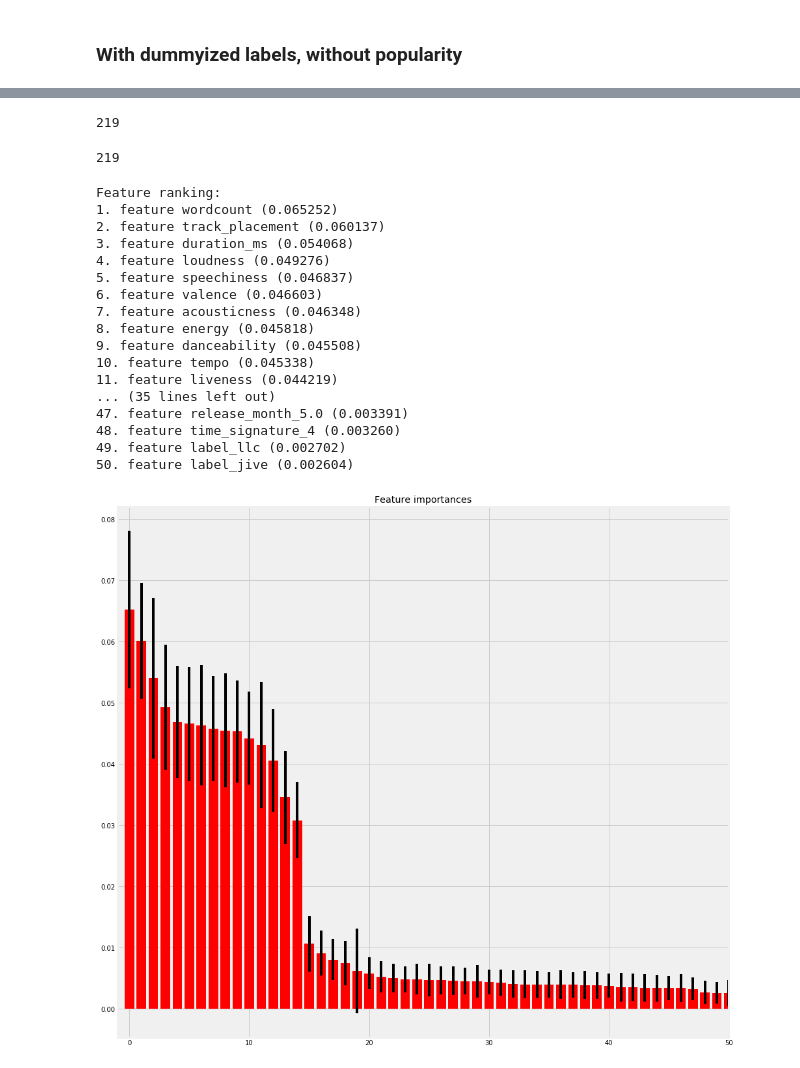
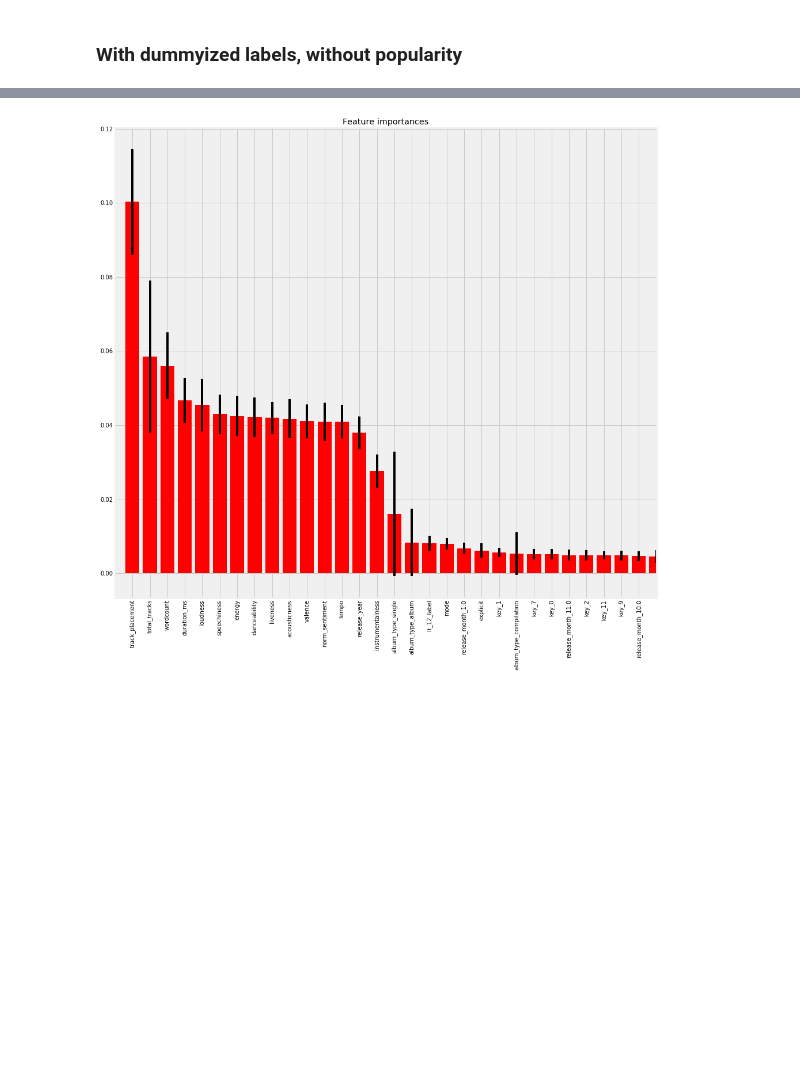
Before and after one commit to Greenford/billboard, a Jupyter notebook: models.ipynb, the cells around one changed output, grey strips where cells are left out. Cells and saved outputs as stored; diff of their text form; code cells hidden in the pictures; blank space fills up the shorter version.

```diff
--- a/models.ipynb
+++ b/models.ipynb
@@ -153,52 +149,21 @@ Index(['total_tracks', 'duration_ms', 'explicit', 'danceability', 'energy',
-# %%
-fi = rf.fit(X_train, y_train).feature_importances_
-# %%
-len(fi)
-# %% [output]
-219
-# %%
-len(df.columns)
-# %% [output]
-219
 # %%
-X=X_train
-importances = rf.feature_importances_
-std = np.std([tree.feature_importances_ for tree in rf.estimators_],
-             axis=0)
-indices = np.argsort(importances)[::-1]
+def plot_feature_importances(X, model, max_feats, feature_labels):
+    importances = model.feature_importances_
+    std = np.std([tree.feature_importances_ for tree in model.estimators_],
+                 axis=0)
+    indices = np.argsort(importances)[::-1]
 
-# Print the feature ranking
-print("Feature ranking:")
+    # Print the feature ranking
+#     print("Feature ranking:")
+#     for f in range(min(X.shape[1],max_feats)):
+#         print("%d. feature %s (%f)" % (f + 1, df.columns[indices[f]], importances[indices[f]]))
 
-max_feats=50
+    # Plot the feature importances of the forest
+    plt.figure(figsize=(15,15))
+    plt.title("Feature importances")
+    plt.bar(range(X.shape[1]), importances[indices],
+           color="r", yerr=std[indices], align="center")
+    plt.xticks(range(min(X.shape[1], max_feats)), feature_labels[indices], rotation='vertical')
+    plt.xlim([-1, min(X.shape[1], max_feats)])
 
-for f in range(min(X.shape[1],max_feats)):
-    print("%d. feature %s (%f)" % (f + 1, df.columns[indices[f]], importances[indices[f]]))
-
-# Plot the feature importances of the forest
-plt.figure(figsize=(15,15))
-plt.title("Feature importances")
-plt.bar(range(X.shape[1]), importances[indices],
-       color="r", yerr=std[indices], align="center")
-# plt.xticks(range(X.shape[1]), indices)
-plt.xlim([-1, min(X.shape[1], max_feats)])
-plt.show()
+    plt.show()
-# %% [output]
-Feature ranking:
-1. feature wordcount (0.065252)
-2. feature track_placement (0.060137)
-3. feature duration_ms (0.054068)
-4. feature loudness (0.049276)
-5. feature speechiness (0.046837)
-6. feature valence (0.046603)
-7. feature acousticness (0.046348)
-8. feature energy (0.045818)
-9. feature danceability (0.045508)
-10. feature tempo (0.045338)
-11. feature liveness (0.044219)
-... (35 lines left out)
-47. feature release_month_5.0 (0.003391)
-48. feature time_signature_4 (0.003260)
-49. feature label_llc (0.002702)
-50. feature label_jive (0.002604)
-[figure, removed]
@@ -206,0 +170,5 @@ plt.xticks()
+# %%
+rf.fit(X_train, y_train)
+plot_feature_importances(X_train, rf, 30, df.columns)
+# %% [output]
+[figure, added]
```
Also changed, not shown: parts of 10 cells of this notebook, 1 other file.
